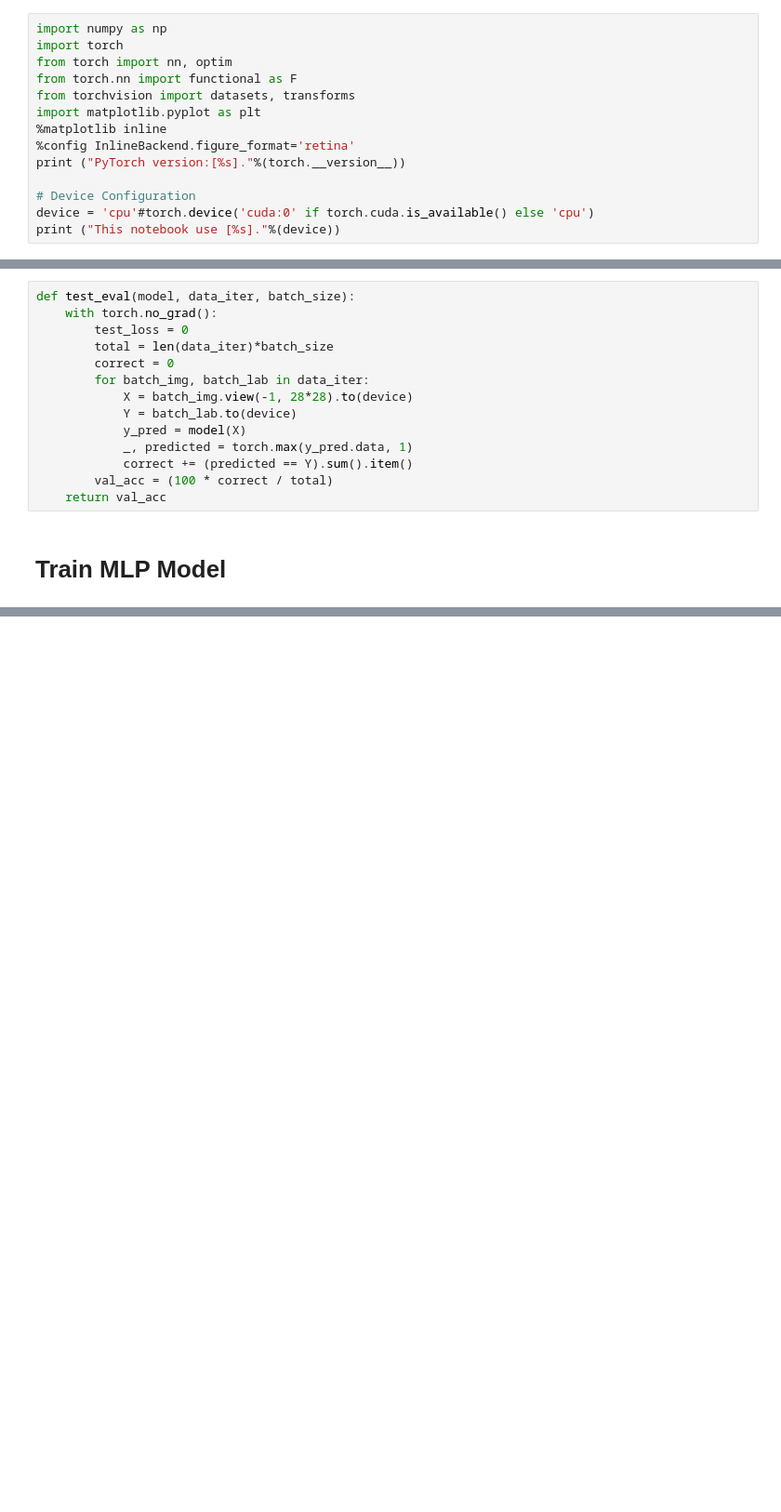
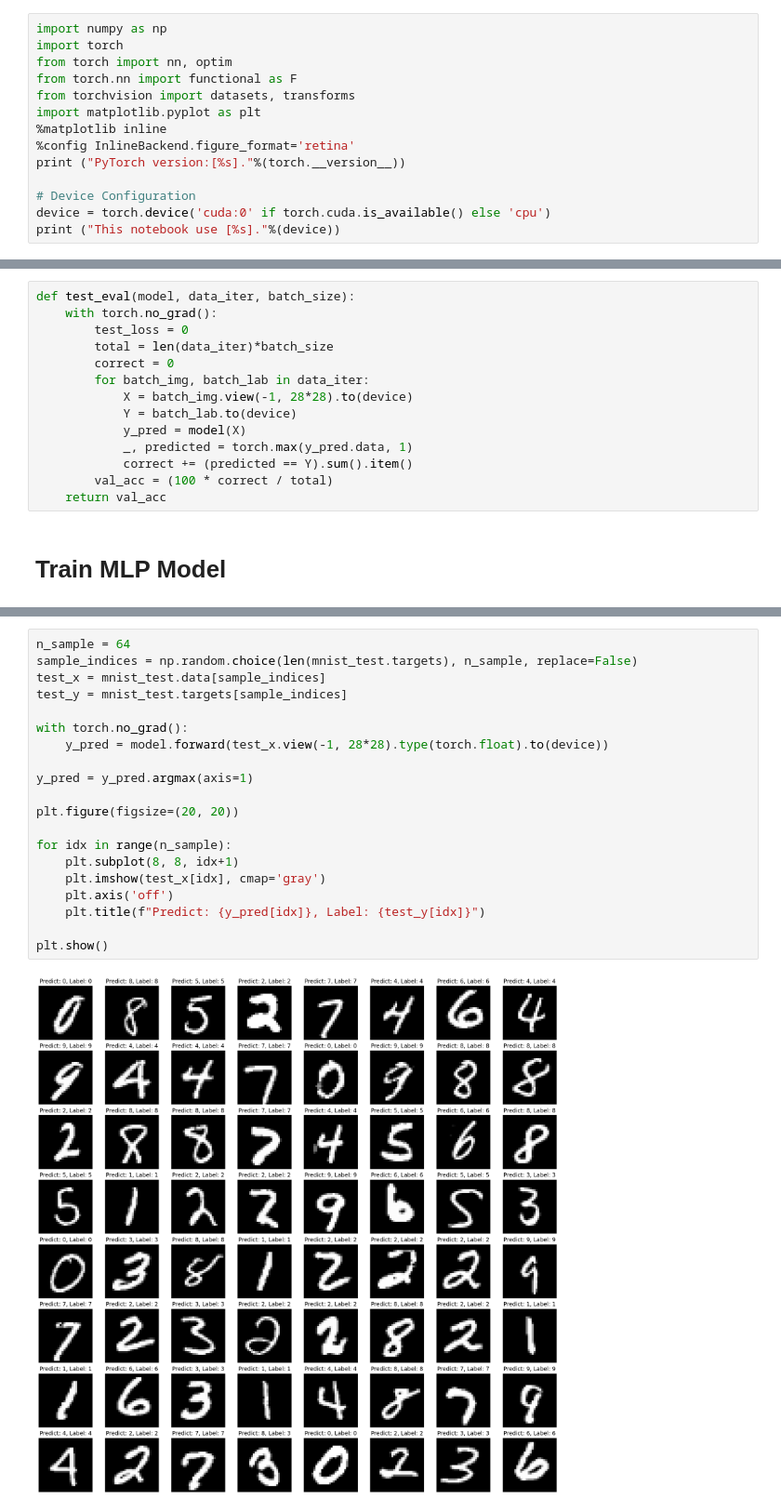
Before and after one commit to jjerry-k/tc_practice, a Jupyter notebook: 00_MLP.ipynb, the cells around one changed output, grey strips where cells are left out. Shown: that part at 93% size. Drawn from its saved outputs; the diff is of its cells as text; blank space fills up the shorter version.

```diff
--- a/00_MLP.ipynb
+++ b/00_MLP.ipynb
@@ -12,6 +12,6 @@ import matplotlib.pyplot as plt
 print ("PyTorch version:[%s]."%(torch.__version__))
 
 # Device Configuration
-device = 'cpu'#torch.device('cuda:0' if torch.cuda.is_available() else 'cpu')
+device = torch.device('cuda:0' if torch.cuda.is_available() else 'cpu')
 print ("This notebook use [%s]."%(device))
 # %% [output]
@@ -74,0 +118,22 @@ def test_eval(model, data_iter, batch_size):
+# %%
+n_sample = 64
+sample_indices = np.random.choice(len(mnist_test.targets), n_sample, replace=False)
+test_x = mnist_test.data[sample_indices]
+test_y = mnist_test.targets[sample_indices]
+
+with torch.no_grad():
+    y_pred = model.forward(test_x.view(-1, 28*28).type(torch.float).to(device))
+
+y_pred = y_pred.argmax(axis=1)
+
+plt.figure(figsize=(20, 20))
+
+for idx in range(n_sample):
+    plt.subplot(8, 8, idx+1)
+    plt.imshow(test_x[idx], cmap='gray')
+    plt.axis('off')
+    plt.title(f"Predict: {y_pred[idx]}, Label: {test_y[idx]}")
+
+plt.show()
+# %% [output]
+[figure, added]
```
Also changed, not shown: parts of 3 cells of this notebook, 5 other files.
